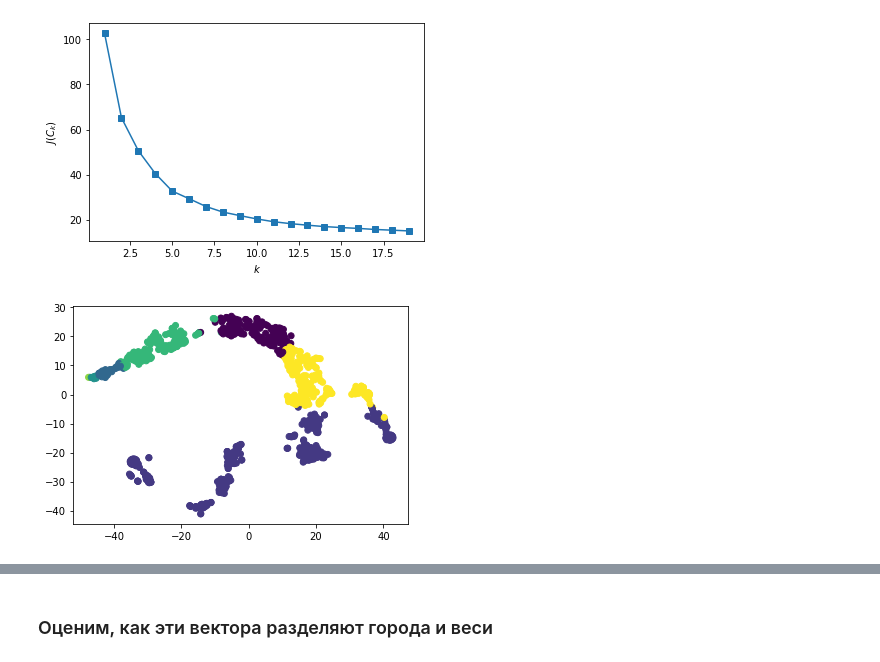
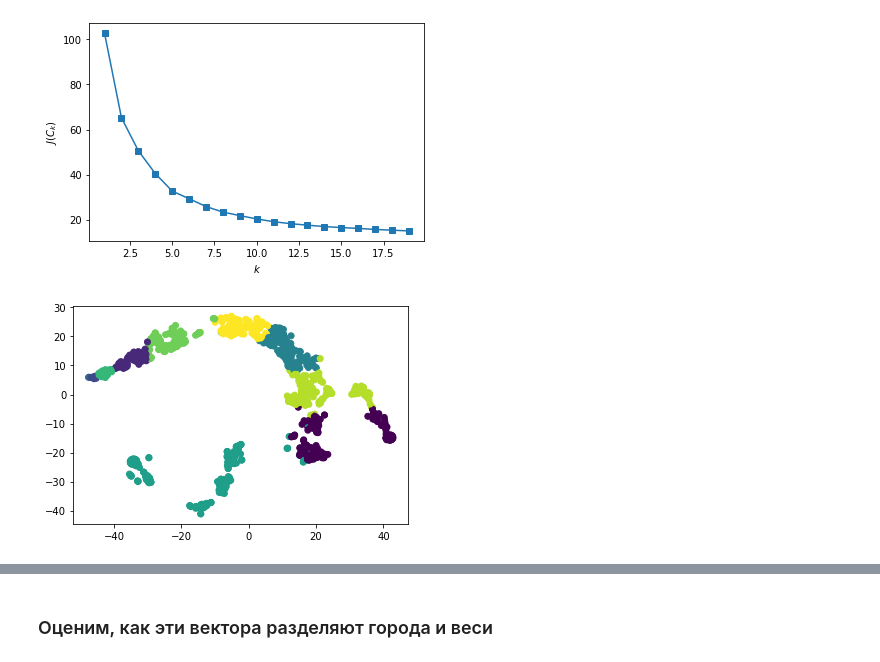
Before and after one commit to KonstantinKlepikov/cs224w-homwork, a Jupyter notebook: covid19_tutu.ipynb, the cells around one changed output, grey strips where cells are left out. Drawn from its saved outputs; the diff is of its cells as text; code cells hidden in the pictures.

```diff
--- a/covid19_tutu.ipynb
+++ b/covid19_tutu.ipynb
@@ -492,13 +494,13 @@ compactness_check(Xn)
 # %% [output]
 [figure]
 # %%
-CLUSTERS = 7
+CLUSTERS = 10
 tsne = TSNE(random_state=42)
 tsne_representation = tsne.fit_transform(Xn)
 y_pred = KMeans(n_clusters=CLUSTERS, random_state=42).fit_predict(Xn)
 plt.scatter(tsne_representation[:, 0], tsne_representation[:, 1], c=y_pred);
 # %% [output]
-[figure, old version]
+[figure, new version]
 # %%
 cityCodeCluster = {x: [] for x in range(CLUSTERS)}
 cityCodeVector = {}
```
Also changed, not shown: parts of 3 cells of this notebook.
